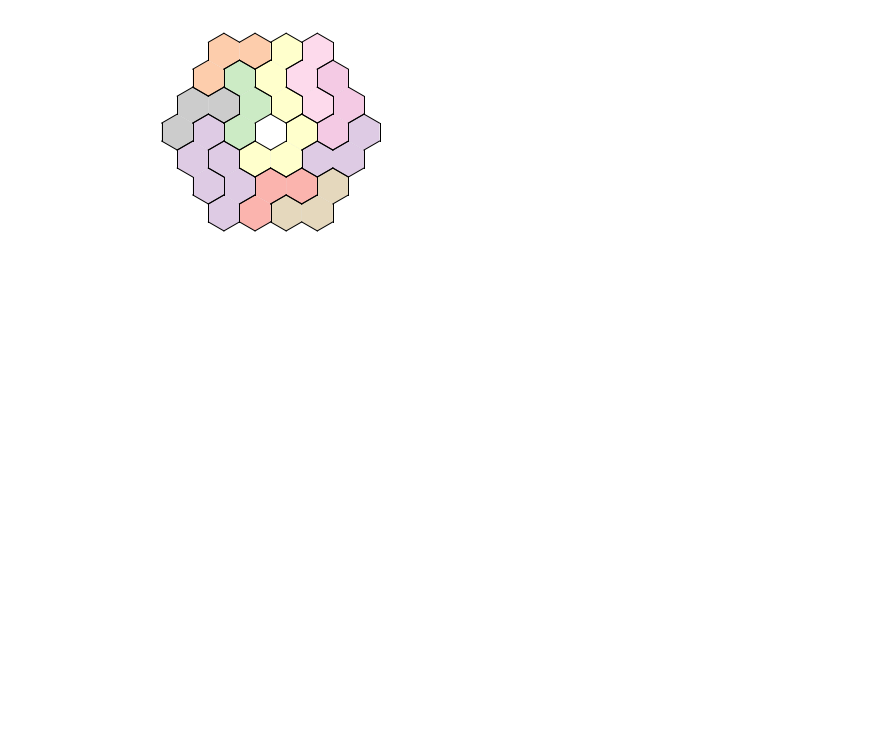
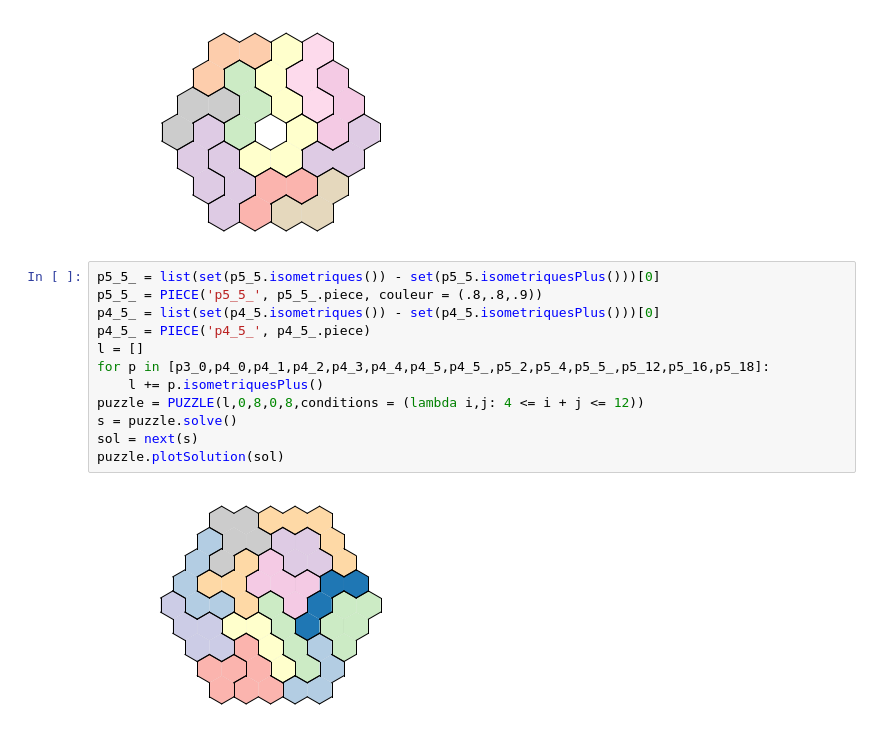
Before and after one commit to YvesLemaire/Jupyter-Puzzles, a Jupyter notebook: sage/couvertureExacte/puzzles-2D/puzzles-hexagones/puzzles-hexagones.ipynb, the cells around one changed output. Saved outputs shown, nothing was run; the diff lists cells and outputs as text; blank space fills up the shorter version.

```diff
--- a/sage/couvertureExacte/puzzles-2D/puzzles-hexagones/puzzles-hexagones.ipynb
+++ b/sage/couvertureExacte/puzzles-2D/puzzles-hexagones/puzzles-hexagones.ipynb
@@ -282,3 +282,17 @@ for _ in range(15):
 puzzle.plotSolution(p)
 # %% [output]
 [figure]
+# %%
+p5_5_ = list(set(p5_5.isometriques()) - set(p5_5.isometriquesPlus()))[0]
+p5_5_ = PIECE('p5_5_', p5_5_.piece, couleur = (.8,.8,.9))
+p4_5_ = list(set(p4_5.isometriques()) - set(p4_5.isometriquesPlus()))[0]
+p4_5_ = PIECE('p4_5_', p4_5_.piece)
+l = []
+for p in [p3_0,p4_0,p4_1,p4_2,p4_3,p4_4,p4_5,p4_5_,p5_2,p5_4,p5_5_,p5_12,p5_16,p5_18]:
+    l += p.isometriquesPlus()
+puzzle = PUZZLE(l,0,8,0,8,conditions = (lambda i,j: 4 <= i + j <= 12))
+s = puzzle.solve()
+sol = next(s)
+puzzle.plotSolution(sol)
+# %% [output]
+[figure, added]
```
Also changed, not shown: 1 other file.
